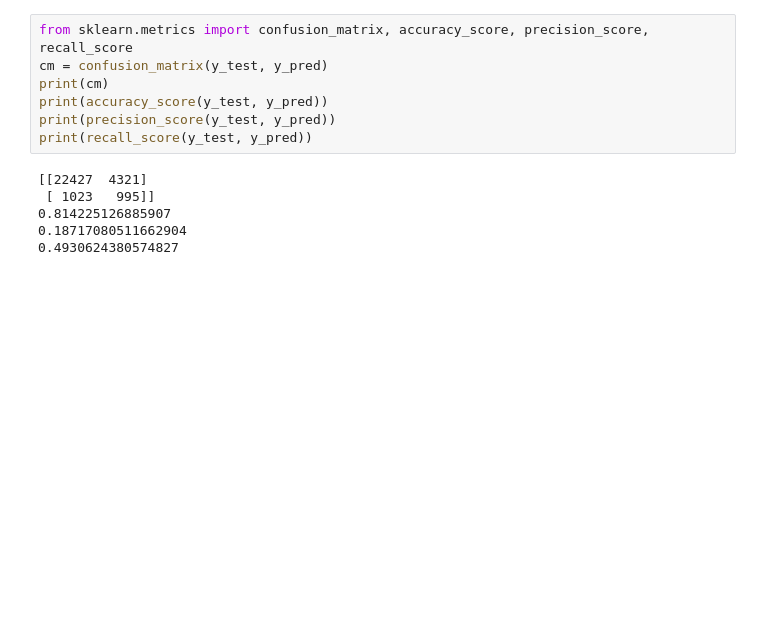
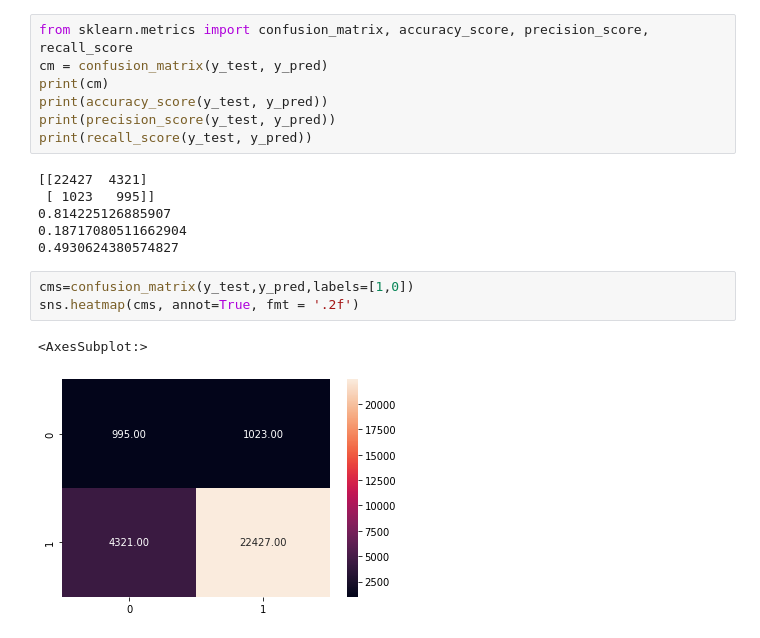
Before and after one commit to decipher07/Artificial-Intelligence-FALLSEM-2020-21, a Jupyter notebook: Twitter Sentiment Realtime Data.ipynb, the cells around one changed output. Saved outputs shown, nothing was run; the diff lists cells and outputs as text; blank space fills up the shorter version.

```diff
--- a/Twitter Sentiment Realtime Data.ipynb
+++ b/Twitter Sentiment Realtime Data.ipynb
@@ -249,3 +280,9 @@ print(recall_score(y_test, y_pred))
 0.814225126885907
 0.18717080511662904
 0.4930624380574827
+# %%
+cms=confusion_matrix(y_test,y_pred,labels=[1,0])
+sns.heatmap(cms, annot=True, fmt = '.2f')
+# %% [output]
+<AxesSubplot:>
+[figure, added]
```
Also changed, not shown: parts of 17 cells of this notebook, 2 other files.
